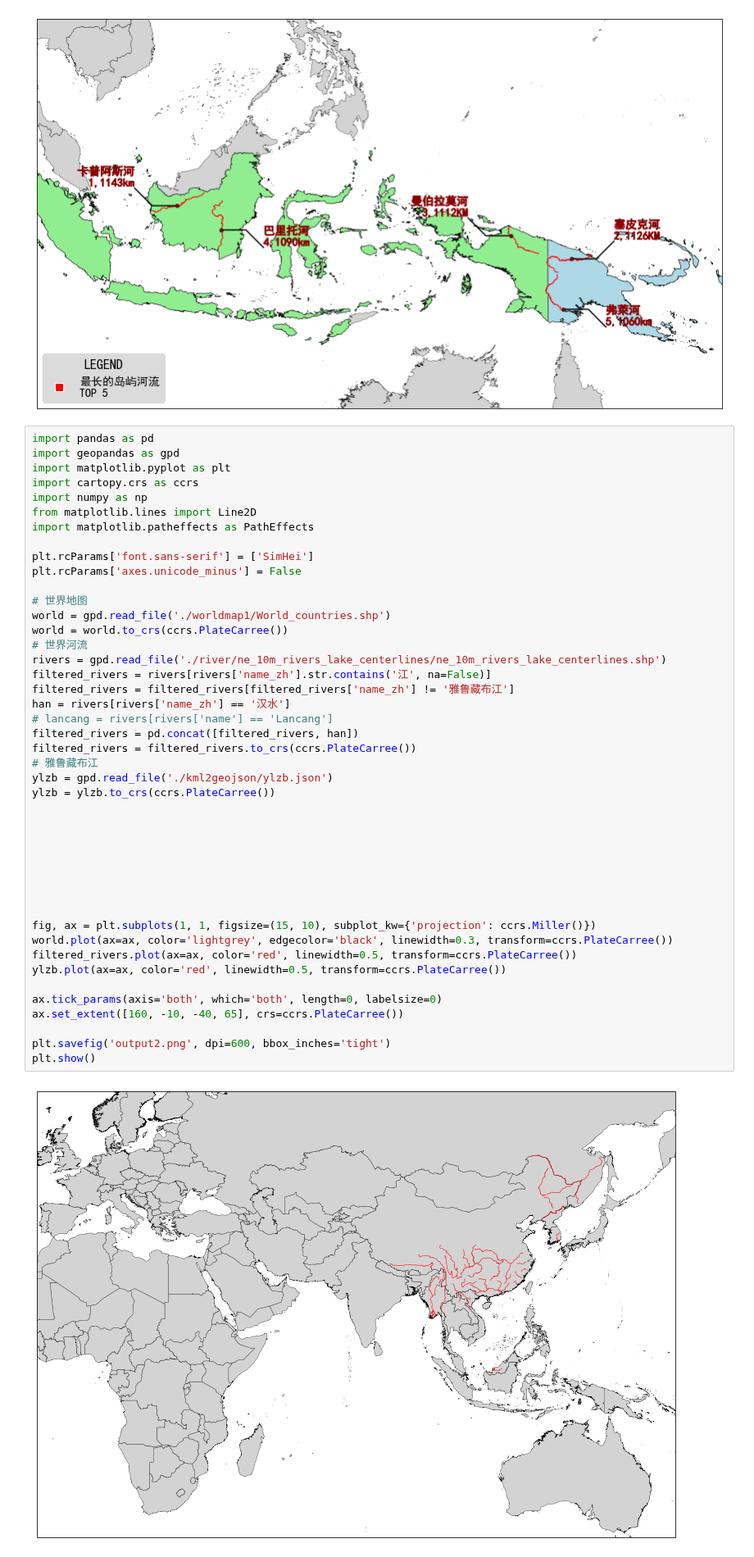
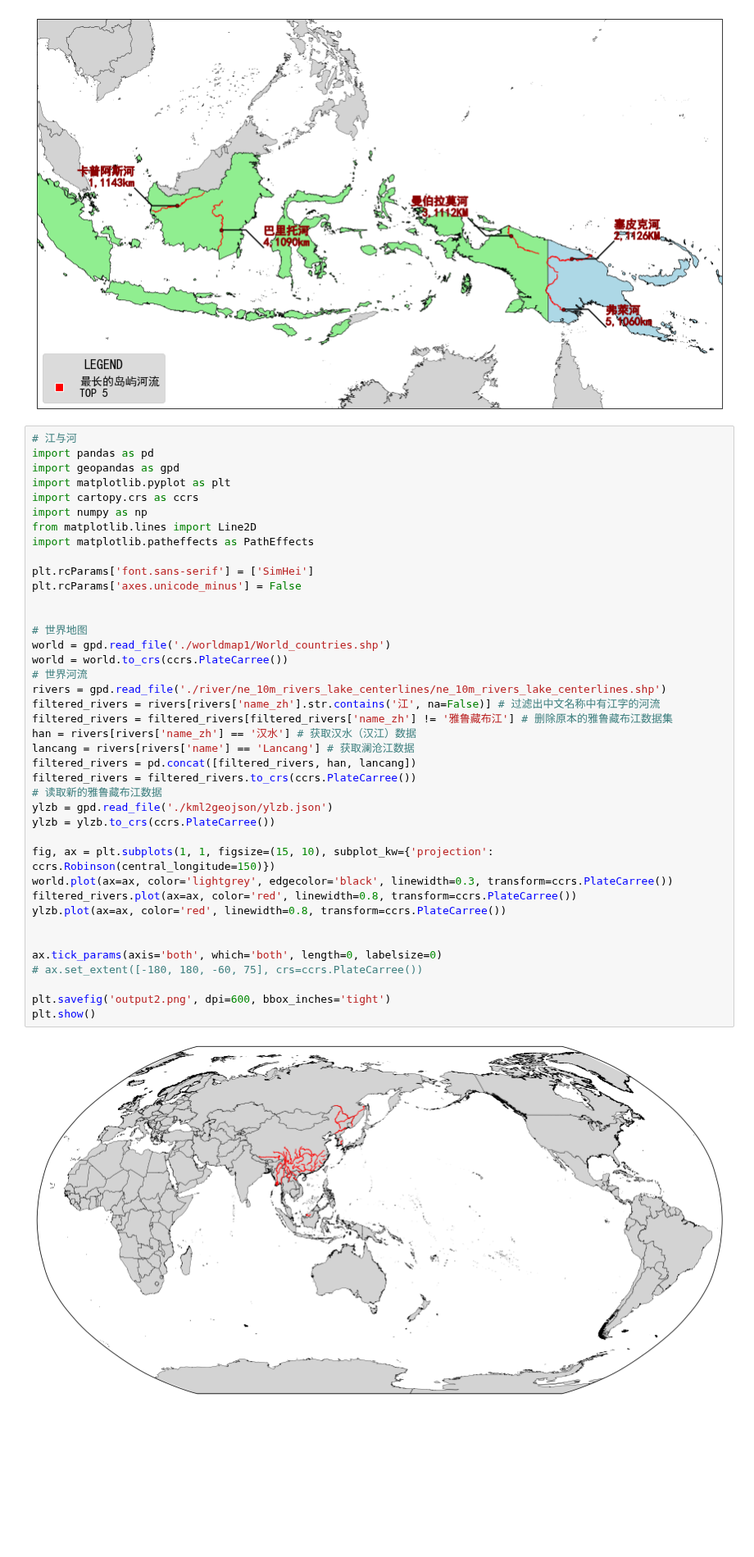
Before and after one commit to gestepoa/pythonmap, a Jupyter notebook: map_natrual.ipynb, the cells around one changed output. Shown at 82% size. Drawn from its saved outputs; the diff is of its cells as text; blank space fills up the shorter version.

```diff
--- a/map_natrual.ipynb
+++ b/map_natrual.ipynb
@@ -172,51 +172,47 @@ plt.show()
 # %% [output]
 [figure]
 # %%
+# 江与河
 import pandas as pd
 import geopandas as gpd
 import matplotlib.pyplot as plt
 import cartopy.crs as ccrs
 import numpy as np
 from matplotlib.lines import Line2D
 import matplotlib.patheffects as PathEffects
 
 plt.rcParams['font.sans-serif'] = ['SimHei']
 plt.rcParams['axes.unicode_minus'] = False
 
+
 # 世界地图
 world = gpd.read_file('./worldmap1/World_countries.shp')
 world = world.to_crs(ccrs.PlateCarree())
 # 世界河流
 rivers = gpd.read_file('./river/ne_10m_rivers_lake_centerlines/ne_10m_rivers_lake_centerlines.shp')
-filtered_rivers = rivers[rivers['name_zh'].str.contains('江', na=False)]
-filtered_rivers = filtered_rivers[filtered_rivers['name_zh'] != '雅鲁藏布江']
-han = rivers[rivers['name_zh'] == '汉水']
-# lancang = rivers[rivers['name'] == 'Lancang']
-filtered_rivers = pd.concat([filtered_rivers, han])
+filtered_rivers = rivers[rivers['name_zh'].str.contains('江', na=False)] # 过滤出中文名称中有江字的河流
+filtered_rivers = filtered_rivers[filtered_rivers['name_zh'] != '雅鲁藏布江'] # 删除原本的雅鲁藏布江数据集
+han = rivers[rivers['name_zh'] == '汉水'] # 获取汉水（汉江）数据
+lancang = rivers[rivers['name'] == 'Lancang'] # 获取澜沧江数据
+filtered_rivers = pd.concat([filtered_rivers, han, lancang])
 filtered_rivers = filtered_rivers.to_crs(ccrs.PlateCarree())
-# 雅鲁藏布江
+# 读取新的雅鲁藏布江数据
 ylzb = gpd.read_file('./kml2geojson/ylzb.json')
 ylzb = ylzb.to_crs(ccrs.PlateCarree())
 
+fig, ax = plt.subplots(1, 1, figsize=(15, 10), subplot_kw={'projection': ccrs.Robinson(central_longitude=150)})
+world.plot(ax=ax, color='lightgrey', edgecolor='black', linewidth=0.3, transform=ccrs.PlateCarree())
+filtered_rivers.plot(ax=ax, color='red', linewidth=0.8, transform=ccrs.PlateCarree())
+ylzb.plot(ax=ax, color='red', linewidth=0.8, transform=ccrs.PlateCarree())
 
 
-
-
-
-
-
-fig, ax = plt.subplots(1, 1, figsize=(15, 10), subplot_kw={'projection': ccrs.Miller()})
-world.plot(ax=ax, color='lightgrey', edgecolor='black', linewidth=0.3, transform=ccrs.PlateCarree())
-filtered_rivers.plot(ax=ax, color='red', linewidth=0.5, transform=ccrs.PlateCarree())
-ylzb.plot(ax=ax, color='red', linewidth=0.5, transform=ccrs.PlateCarree())
-
 ax.tick_params(axis='both', which='both', length=0, labelsize=0)
-ax.set_extent([160, -10, -40, 65], crs=ccrs.PlateCarree())
+# ax.set_extent([-180, 180, -60, 75], crs=ccrs.PlateCarree())
 
 plt.savefig('output2.png', dpi=600, bbox_inches='tight')
 plt.show()
 # %% [output]
-[figure, old version]
+[figure, new version]
 # %%
 import pandas as pd
 import geopandas as gpd
```
Also changed, not shown: 3 other files.
